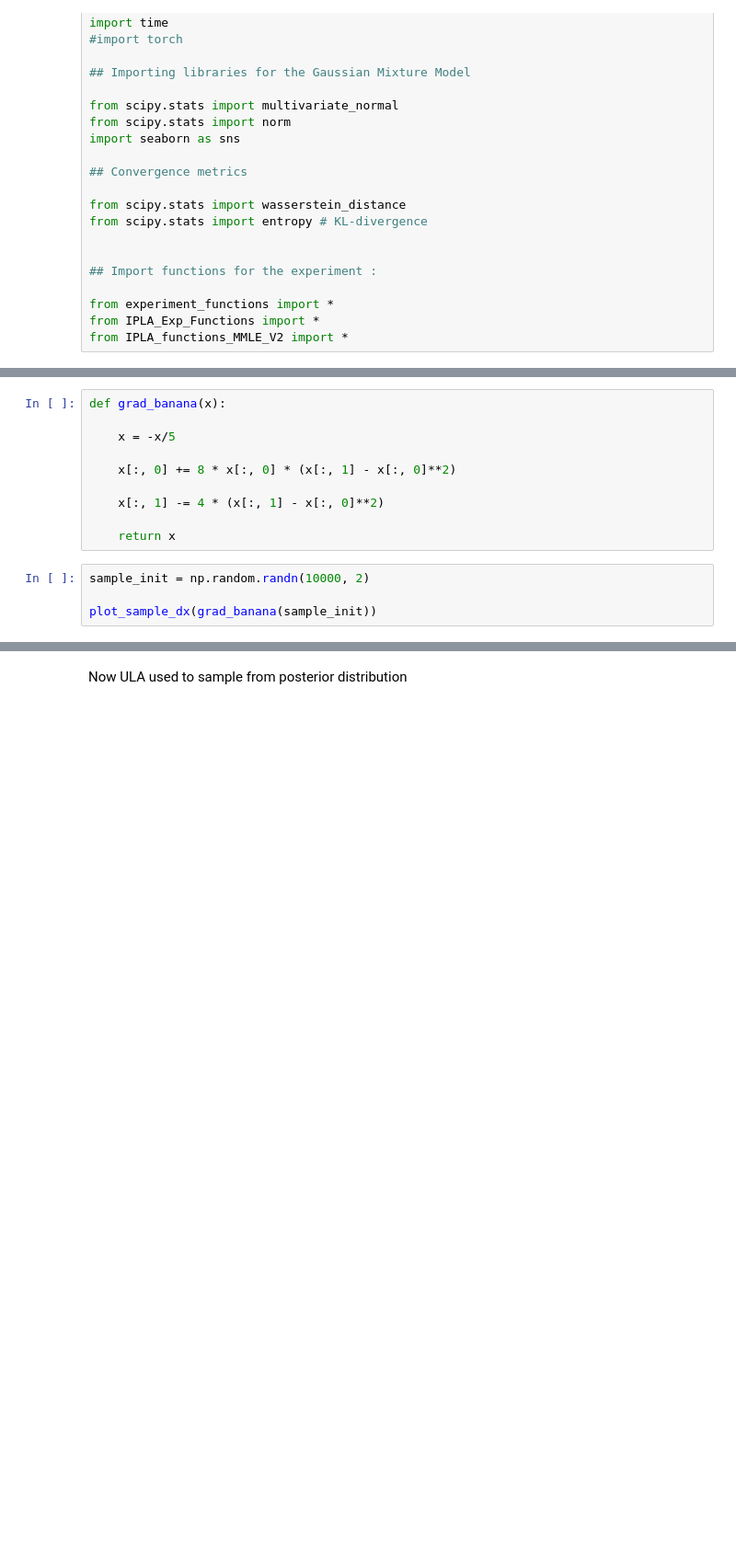
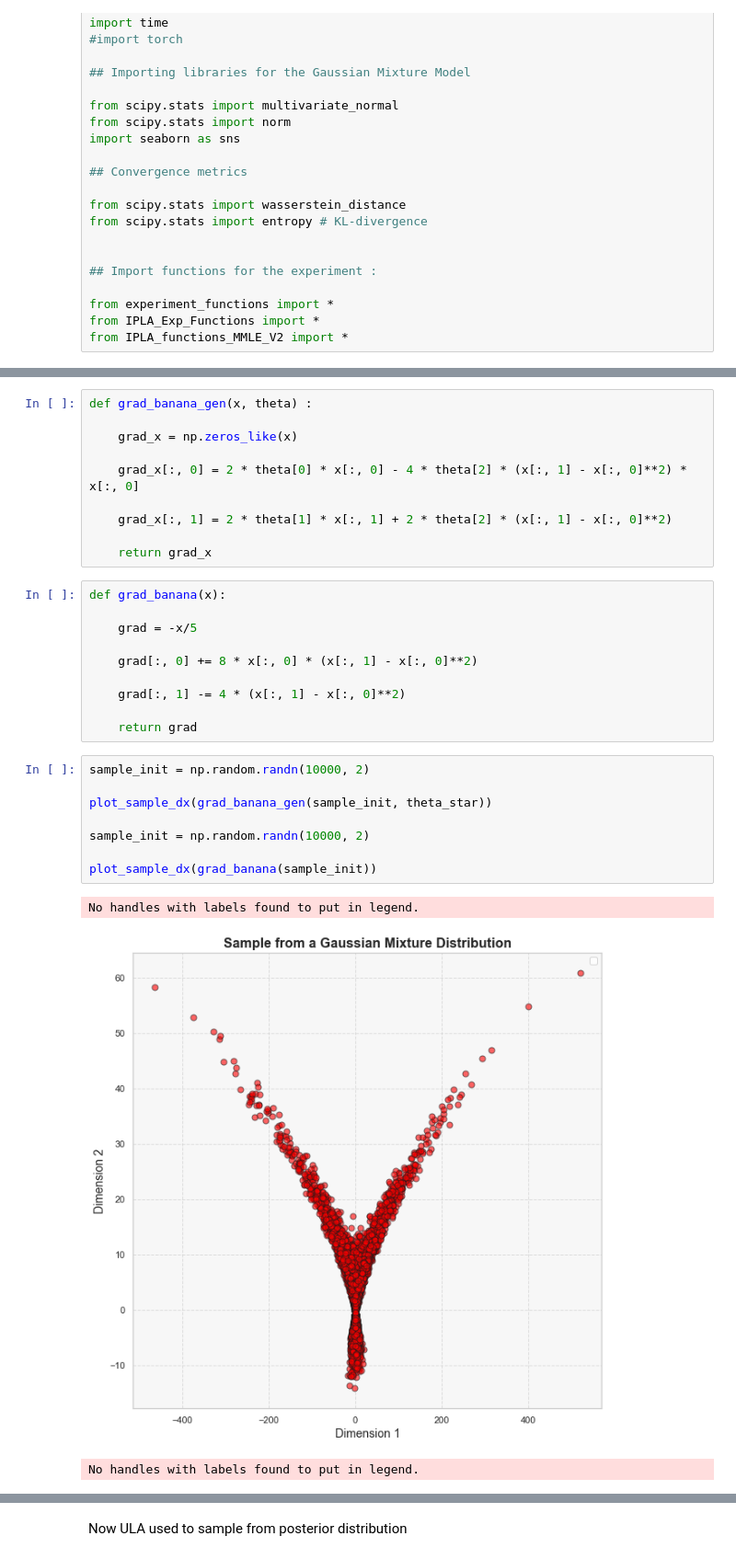
Before and after one commit to PyTomSss/Research_Project-Imperial_College, a Jupyter notebook: Interacting Particles - MMLE/Banana_prior.ipynb, the cells around one changed output, grey strips where cells are left out. Shown at 92% size. Cells and saved outputs as stored; diff of their text form; blank space fills up the shorter version.

```diff
--- a/Interacting Particles - MMLE/Banana_prior.ipynb
+++ b/Interacting Particles - MMLE/Banana_prior.ipynb
@@ -41,14 +71,32 @@ Our first goal is to sample from $ p(x|y) $ efficiently given the parameter $H$.
+# %%
+def grad_banana_gen(x, theta) :
+
+    grad_x = np.zeros_like(x)
+
+    grad_x[:, 0] = 2 * theta[0] * x[:, 0] - 4 * theta[2] * (x[:, 1] - x[:, 0]**2) * x[:, 0]
+
+    grad_x[:, 1] = 2 * theta[1] * x[:, 1] + 2 * theta[2] * (x[:, 1] - x[:, 0]**2)
+
+    return grad_x
 # %%
 def grad_banana(x):
 
-    x = -x/5
+    grad = -x/5
 
-    x[:, 0] += 8 * x[:, 0] * (x[:, 1] - x[:, 0]**2)
+    grad[:, 0] += 8 * x[:, 0] * (x[:, 1] - x[:, 0]**2)
 
-    x[:, 1] -= 4 * (x[:, 1] - x[:, 0]**2)
+    grad[:, 1] -= 4 * (x[:, 1] - x[:, 0]**2)
 
-    return x
+    return grad
 # %%
 sample_init = np.random.randn(10000, 2)
 
+plot_sample_dx(grad_banana_gen(sample_init, theta_star))
+
+sample_init = np.random.randn(10000, 2)
+
 plot_sample_dx(grad_banana(sample_init))
+# %% [output]
+No handles with labels found to put in legend.
+[figure, added]
+No handles with labels found to put in legend.
```
Also changed, not shown: parts of 30 cells of this notebook.
